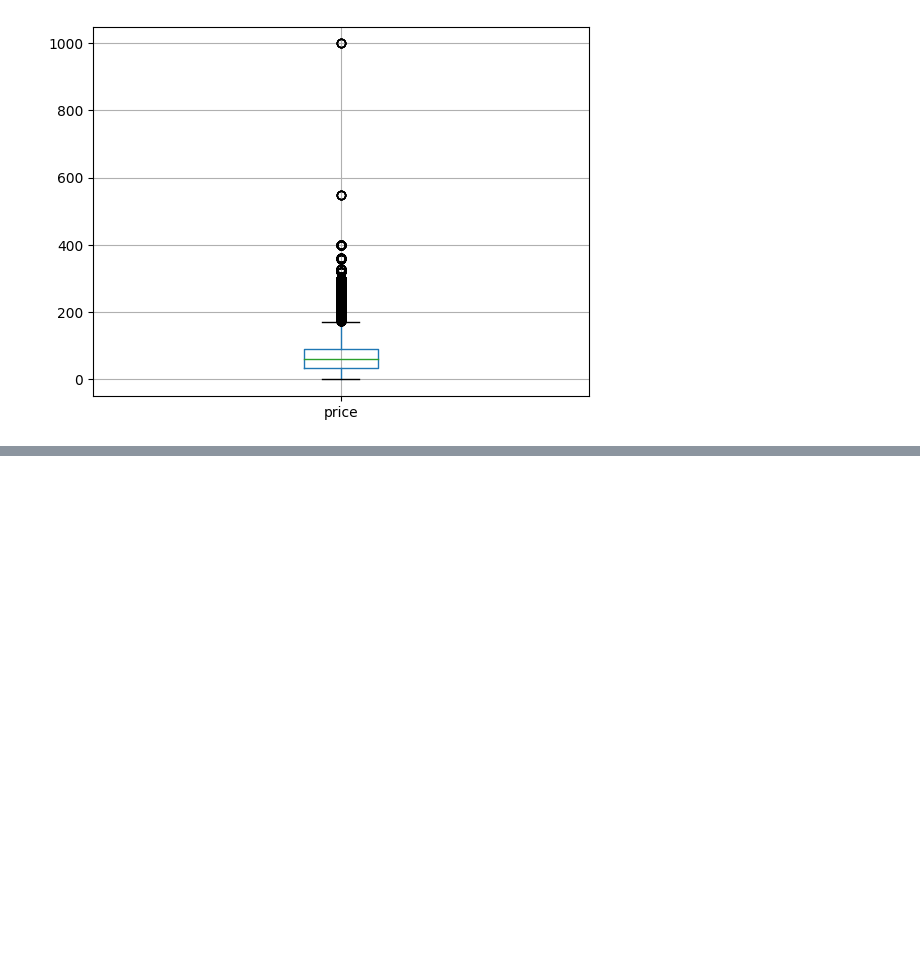
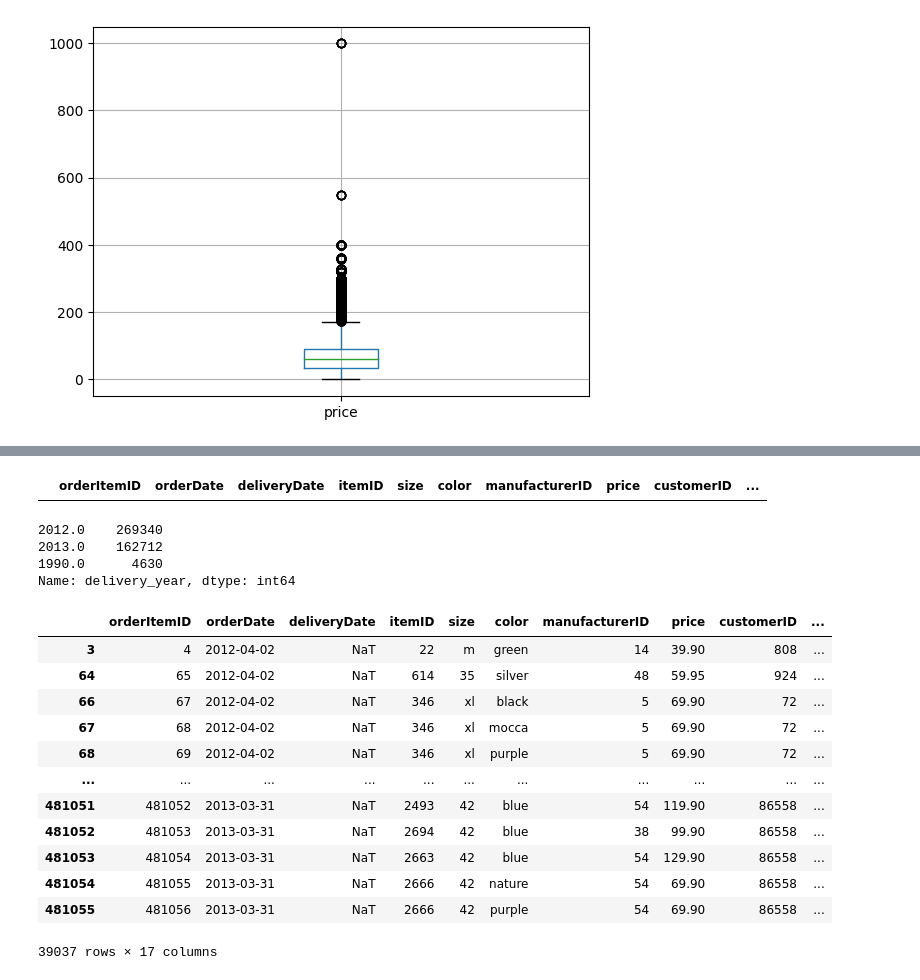
Before and after one commit to Dom1n1kD/master_hsh_ki, a Jupyter notebook: exam_data_mining_cup/exam_dmc_2014.ipynb, the cells around one changed output, grey strips where cells are left out. Saved outputs shown, nothing was run; the diff lists cells and outputs as text; code cells hidden in the pictures; blank space fills up the shorter version.

Commit message:
Changes from 17.06.2023
apply latest changes to notebook
- state commented
- color mapping + commented
- size optimization

```diff
--- a/exam_data_mining_cup/exam_dmc_2014.ipynb
+++ b/exam_data_mining_cup/exam_dmc_2014.ipynb
@@ -442,0 +507,4 @@ df[(df['price'] == 0)]
+# %%
+# feature engineering für die delivery_time, also die zeit, die eine bestellung benötigt um geliefert zu werden
+df['delivery_time'] = (df['deliveryDate'] - df['orderDate'])
+df.head()
@@ -442,0 +518,44 @@ df[(df['price'] == 0)]
+# %%
+df[df['deliveryDate'].isnull() & df['returnShipment'] == True]
+# %% [output]
+|  | orderItemID | orderDate | deliveryDate | itemID | size | color | manufacturerID | price | customerID | ... |
+# %%
+# wir wollen uns die gesamten daten inkl. aller unique ausprägungen genauer anschauen
+# hierfür exportieren wir die daten in einer .csv datei
+
+# zunächst extrahieren wir das jahr aus dem deliveryDate und speichern dieses in eine neue spalte
+df['delivery_year'] = df['deliveryDate'].dt.year
+
+# um doppelte "nennungen" (wie zb xl und XL) zu vermeiden, transformieren wir alle daten in lowercase
+date_counts = df['delivery_year'].value_counts()
+
+# hier erstellen wir einen neuen pandas dataframe, der die merkmalsausprägungen (unique) inkl. anzahl enthält
+result_df = pd.DataFrame({'size': date_counts.index, 'count': date_counts.values})
+
+# das ergebnis schreiben wir anschließend in ein .csv file
+result_df.to_csv('output_files/date_counts.csv', index=False)
+
+date_counts
+#df['delivery_year'].unique()
+# %% [output]
+2012.0    269340
+2013.0    162712
+1990.0      4630
+Name: delivery_year, dtype: int64
+# %%
+# neben der ausgaben von 4630 delivery_year einträgen (1990) wollen wir nun schauen, wie viele delivery_year einträge NULL sind
+df[df['delivery_year'].isnull()]
+# %% [output]
+|  | orderItemID | orderDate | deliveryDate | itemID | size | color | manufacturerID | price | customerID | ... |
+| 3 | 4 | 2012-04-02 | NaT | 22 | m | green | 14 | 39.90 | 808 | ... |
+| 64 | 65 | 2012-04-02 | NaT | 614 | 35 | silver | 48 | 59.95 | 924 | ... |
+| 66 | 67 | 2012-04-02 | NaT | 346 | xl | black | 5 | 69.90 | 72 | ... |
+| 67 | 68 | 2012-04-02 | NaT | 346 | xl | mocca | 5 | 69.90 | 72 | ... |
+| 68 | 69 | 2012-04-02 | NaT | 346 | xl | purple | 5 | 69.90 | 72 | ... |
+| ... | ... | ... | ... | ... | ... | ... | ... | ... | ... | ... |
+| 481051 | 481052 | 2013-03-31 | NaT | 2493 | 42 | blue | 54 | 119.90 | 86558 | ... |
+| 481052 | 481053 | 2013-03-31 | NaT | 2694 | 42 | blue | 38 | 99.90 | 86558 | ... |
+| 481053 | 481054 | 2013-03-31 | NaT | 2663 | 42 | blue | 54 | 129.90 | 86558 | ... |
+| 481054 | 481055 | 2013-03-31 | NaT | 2666 | 42 | nature | 54 | 69.90 | 86558 | ... |
+| 481055 | 481056 | 2013-03-31 | NaT | 2666 | 42 | purple | 54 | 69.90 | 86558 | ... |
+39037 rows × 17 columns
```
Also changed, not shown: parts of 37 cells of this notebook, 1 other file.
